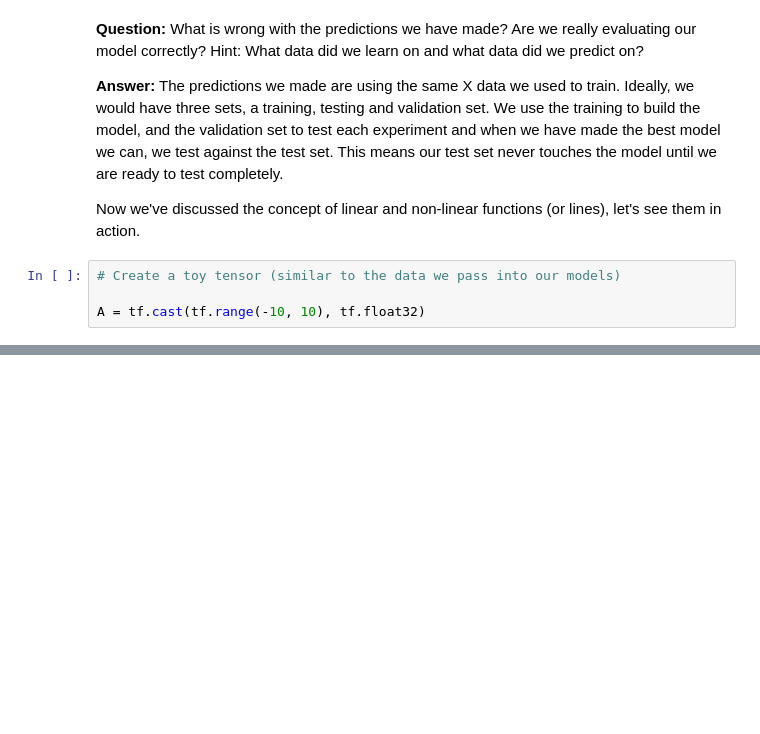
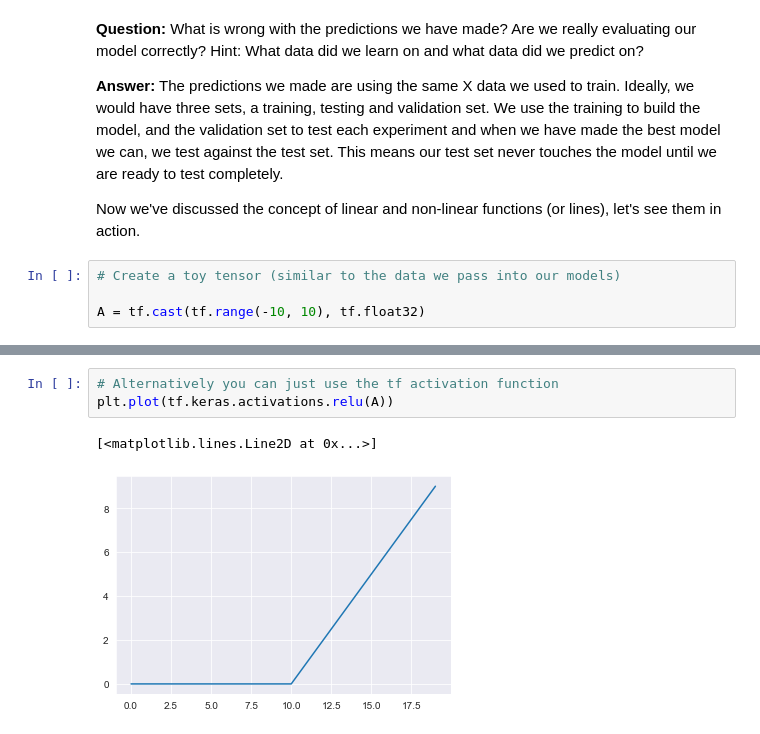
Before and after one commit to georgeharris96/TensorflowDevCourse, a Jupyter notebook: Learning Notebooks/02_neural_network_classification_with_tensorflow.ipynb, the cells around one changed output, grey strips where cells are left out. Cells and saved outputs as stored; diff of their text form; blank space fills up the shorter version.

```diff
--- a/Learning Notebooks/02_neural_network_classification_with_tensorflow.ipynb
+++ b/Learning Notebooks/02_neural_network_classification_with_tensorflow.ipynb
@@ -619,0 +635,6 @@ plt.plot(tf.keras.activations.sigmoid(A))
+# %%
+# Alternatively you can just use the tf activation function
+plt.plot(tf.keras.activations.relu(A))
+# %% [output]
+[<matplotlib.lines.Line2D at 0x...>]
+[figure, added]
```
Also changed, not shown: parts of 25 cells of this notebook.
